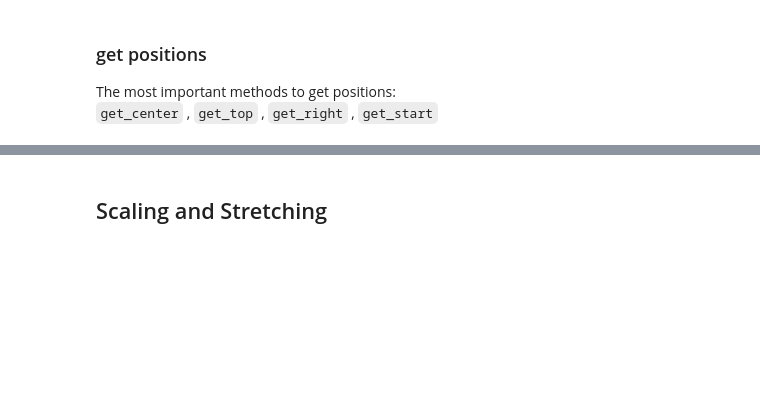
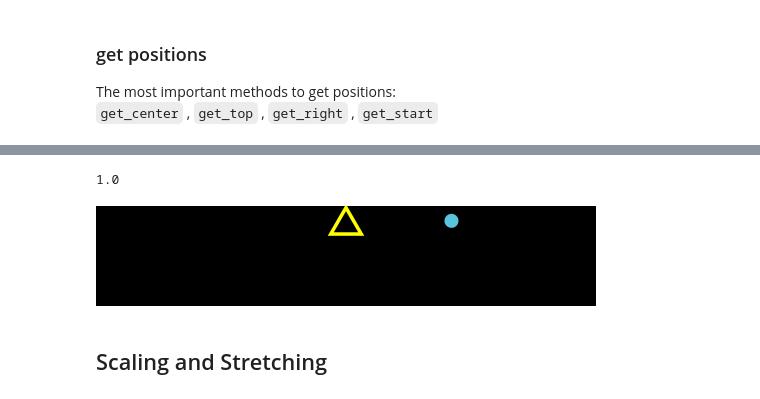
Before and after one commit to kolibril13/flyingframes, a Jupyter notebook: docs/source/ch2.ipynb, the cells around one changed output, grey strips where cells are left out. Drawn from its saved outputs; the diff is of its cells as text; code cells hidden in the pictures; blank space fills up the shorter version.

```diff
--- a/docs/source/ch2.ipynb
+++ b/docs/source/ch2.ipynb
@@ -217,3 +266,16 @@ class Example(Scene): #Example for `get_x` , `get_y`, `set_x` and `set_y`
+# %%
+%%manim $params
+class Example(Scene): #Example for `get_x` , `get_y`, `set_x` and `set_y`
+    def construct(self):
+        d = Dot(point=[3,1,0],radius=0.2,color= BLUE)
+        triangle= Triangle(color=YELLOW, stroke_width=10).scale(0.5)
+        y_pos=d.get_y()
+        print(y_pos)
+        triangle.set_y(y_pos)
+        self.add(d, triangle)
+# %% [output]
+1.0
+[figure, added]
 # %% [markdown]
 ## Scaling and Stretching
 # %%
```
Also changed, not shown: parts of 75 cells of this notebook, 1 other file.
